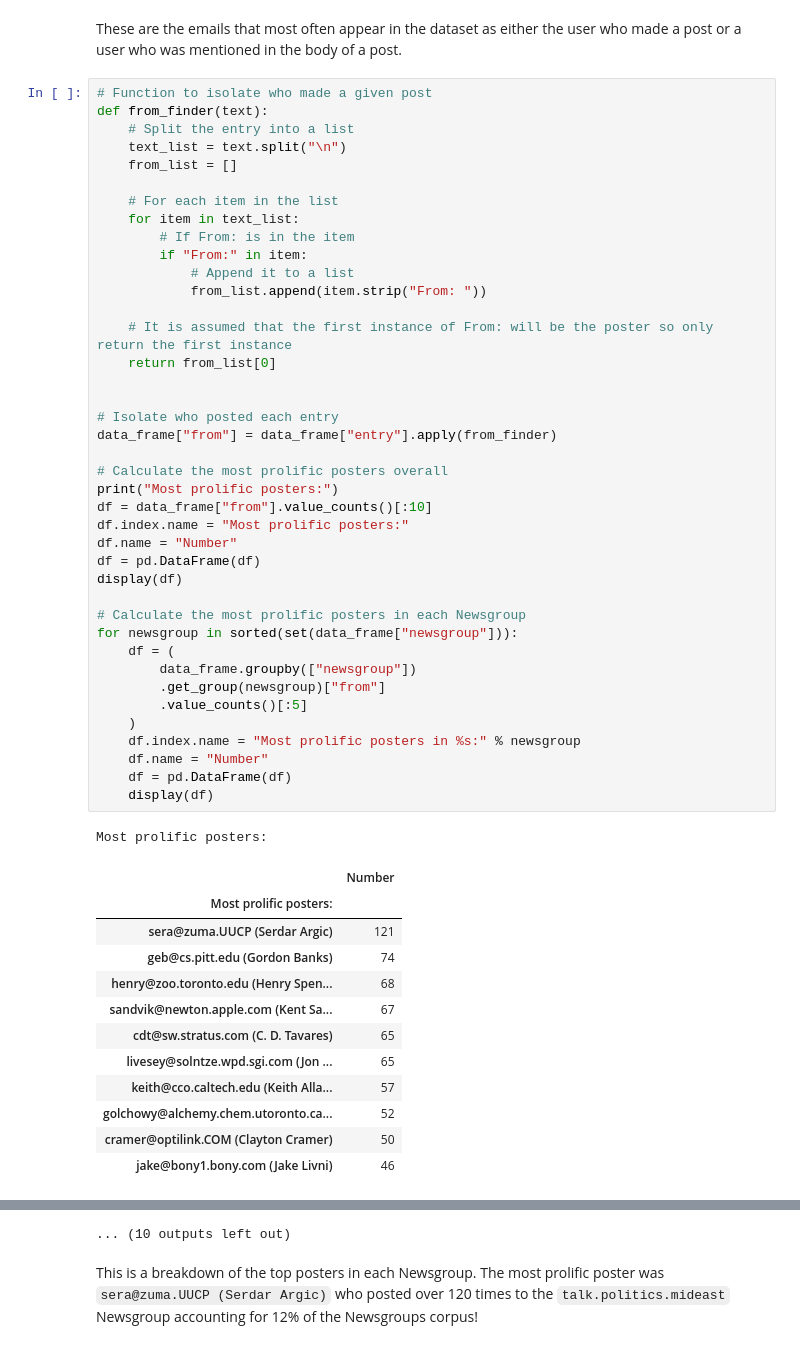
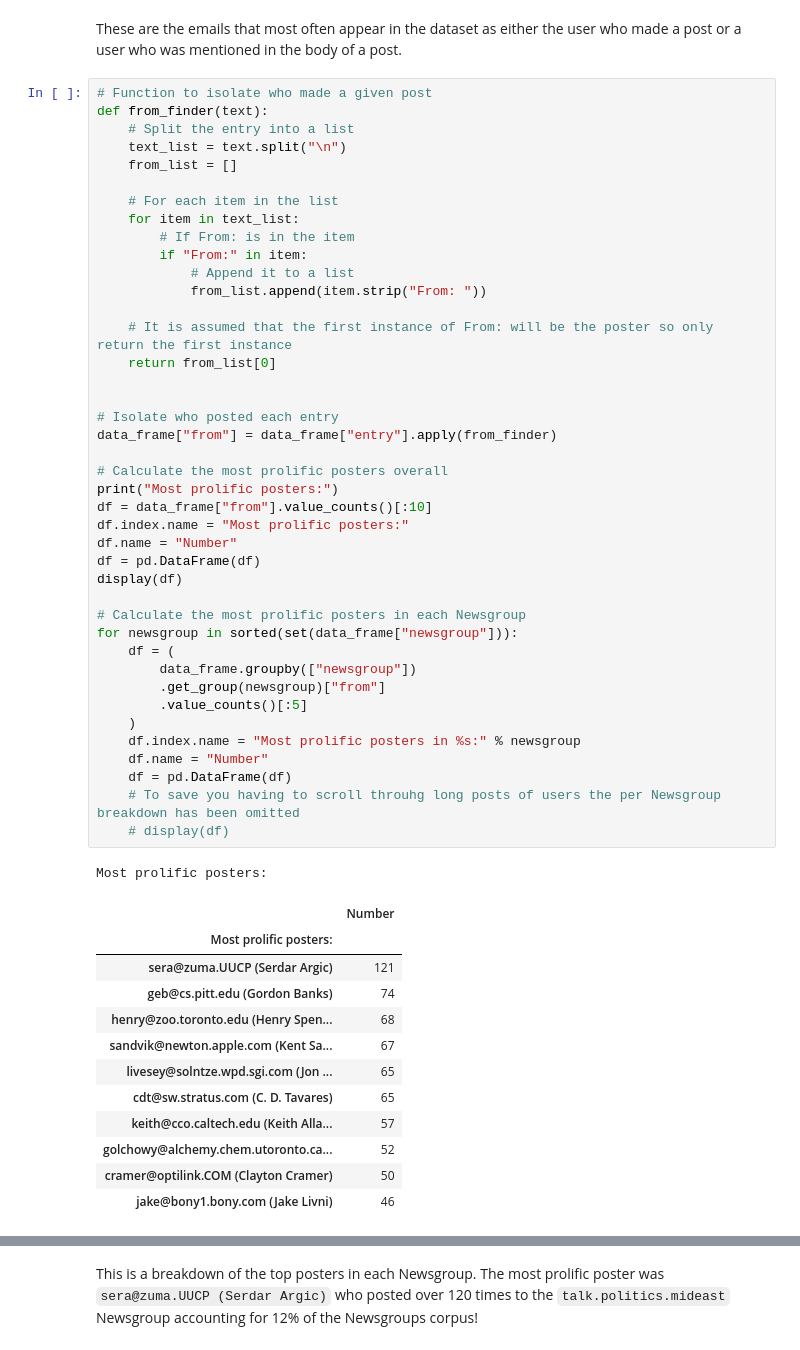
Before and after one commit to DimensionalDrift/fellowship.ai_project, a Jupyter notebook: 20_Newsgroups_Exploration.ipynb, the cells around one changed output, grey strips where cells are left out. Drawn from its saved outputs; the diff is of its cells as text.

````diff
--- a/20_Newsgroups_Exploration.ipynb
+++ b/20_Newsgroups_Exploration.ipynb
@@ -765,36 +749,37 @@ def from_finder(text):
 
 # Isolate who posted each entry
 data_frame["from"] = data_frame["entry"].apply(from_finder)
 
 # Calculate the most prolific posters overall
 print("Most prolific posters:")
 df = data_frame["from"].value_counts()[:10]
 df.index.name = "Most prolific posters:"
 df.name = "Number"
 df = pd.DataFrame(df)
 display(df)
 
 # Calculate the most prolific posters in each Newsgroup
 for newsgroup in sorted(set(data_frame["newsgroup"])):
     df = (
         data_frame.groupby(["newsgroup"])
         .get_group(newsgroup)["from"]
         .value_counts()[:5]
     )
     df.index.name = "Most prolific posters in %s:" % newsgroup
     df.name = "Number"
     df = pd.DataFrame(df)
-    display(df)
+    # To save you having to scroll throuhg long posts of users the per Newsgroup breakdown has been omitted
+    # display(df)
 # %% [output]
 Most prolific posters:
 |  | Number |
 | Most prolific posters: |  |
 | sera@zuma.UUCP (Serdar Argic) | 121 |
 | geb@cs.pitt.edu (Gordon Banks) | 74 |
 | henry@zoo.toronto.edu (Henry Spen... | 68 |
 | sandvik@newton.apple.com (Kent Sa... | 67 |
+| livesey@solntze.wpd.sgi.com (Jon ... | 65 |
 | cdt@sw.stratus.com (C. D. Tavares) | 65 |
-| livesey@solntze.wpd.sgi.com (Jon ... | 65 |
 | keith@cco.caltech.edu (Keith Alla... | 57 |
 | golchowy@alchemy.chem.utoronto.ca... | 52 |
 | cramer@optilink.COM (Clayton Cramer) | 50 |
@@ -872,4 +787,3 @@ Most prolific posters:
-... (10 outputs left out)
 # %% [markdown]
 This is a breakdown of the top posters in each Newsgroup. The most prolific poster was ```sera@zuma.UUCP (Serdar Argic)``` who posted over 120 times to the ```talk.politics.mideast``` Newsgroup accounting for 12% of the Newsgroups corpus!
 # %%
````
Also changed, not shown: parts of 8 cells of this notebook, 2 other files.
